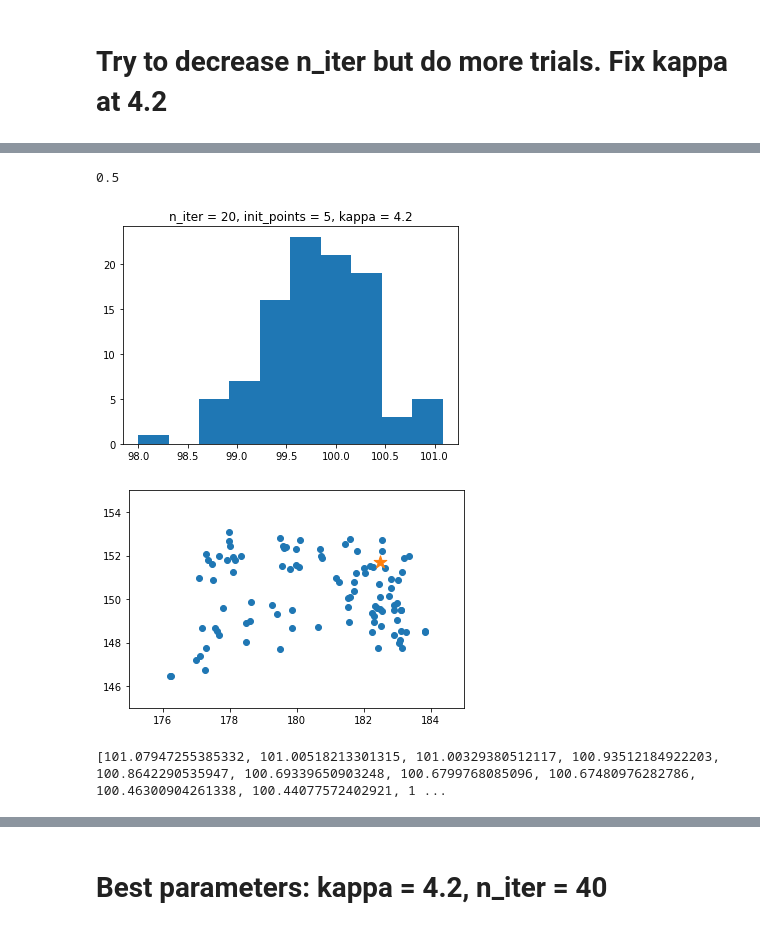
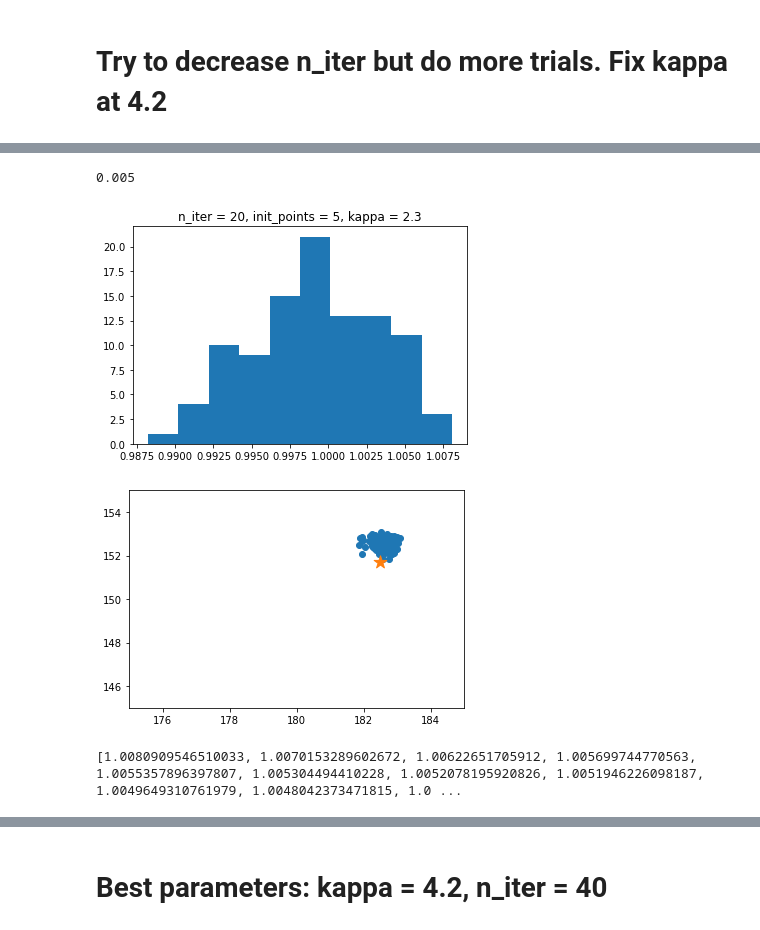
Before and after one commit to yubinhu/ParameterOptimization, a Jupyter notebook: venus-simulation.ipynb, the cells around one changed output, grey strips where cells are left out. Saved outputs shown, nothing was run; the diff lists cells and outputs as text; code cells hidden in the pictures.

```diff
--- a/venus-simulation.ipynb
+++ b/venus-simulation.ipynb
@@ -248,10 +258,10 @@ trial(100, n_iter = 10, init_points = 5, kappa = 4.2, verbose = 1)
 # %%
-trial(100, n_iter = 20, init_points = 5, kappa = 4.2, verbose = 1)
+trial(100, n_iter = 20, init_points = 5, kappa = 2.3, verbose = 1)
 # %% [output]
-0.5
+0.005
-[figure, old version]
+[figure, new version]
-[figure, old version]
+[figure, new version]
-[101.07947255385332, 101.00518213301315, 101.00329380512117, 100.93512184922203, 100.8642290535947, 100.69339650903248, 100.6799768085096, 100.67480976282786, 100.46300904261338, 100.44077572402921, 1 ...
+[1.0080909546510033, 1.0070153289602672, 1.00622651705912, 1.005699744770563, 1.0055357896397807, 1.005304494410228, 1.0052078195920826, 1.0051946226098187, 1.0049649310761979, 1.0048042373471815, 1.0 ...
 # %%
 trial(100, n_iter = 30, init_points = 5, kappa = 4.2, verbose = 1)
 # %% [output]
```
Also changed, not shown: parts of 16 cells of this notebook, 9 other files.
